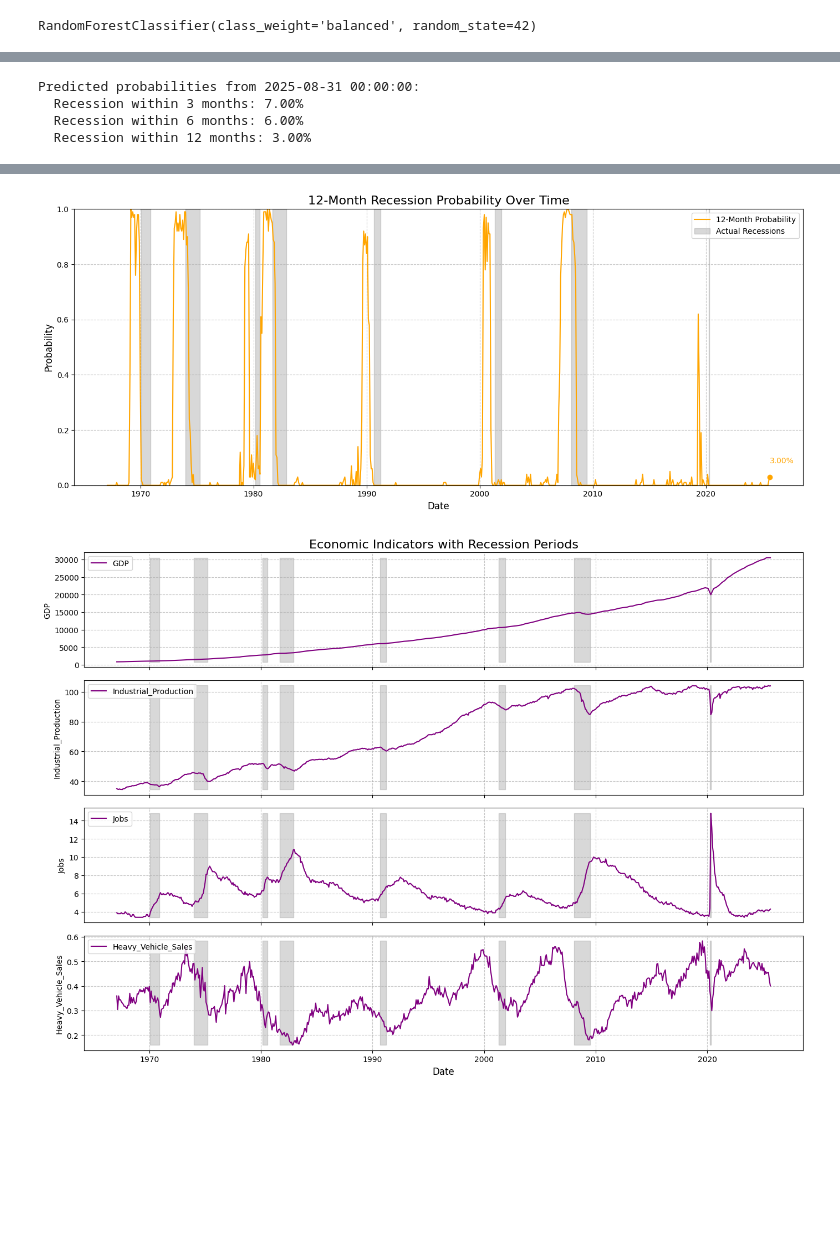
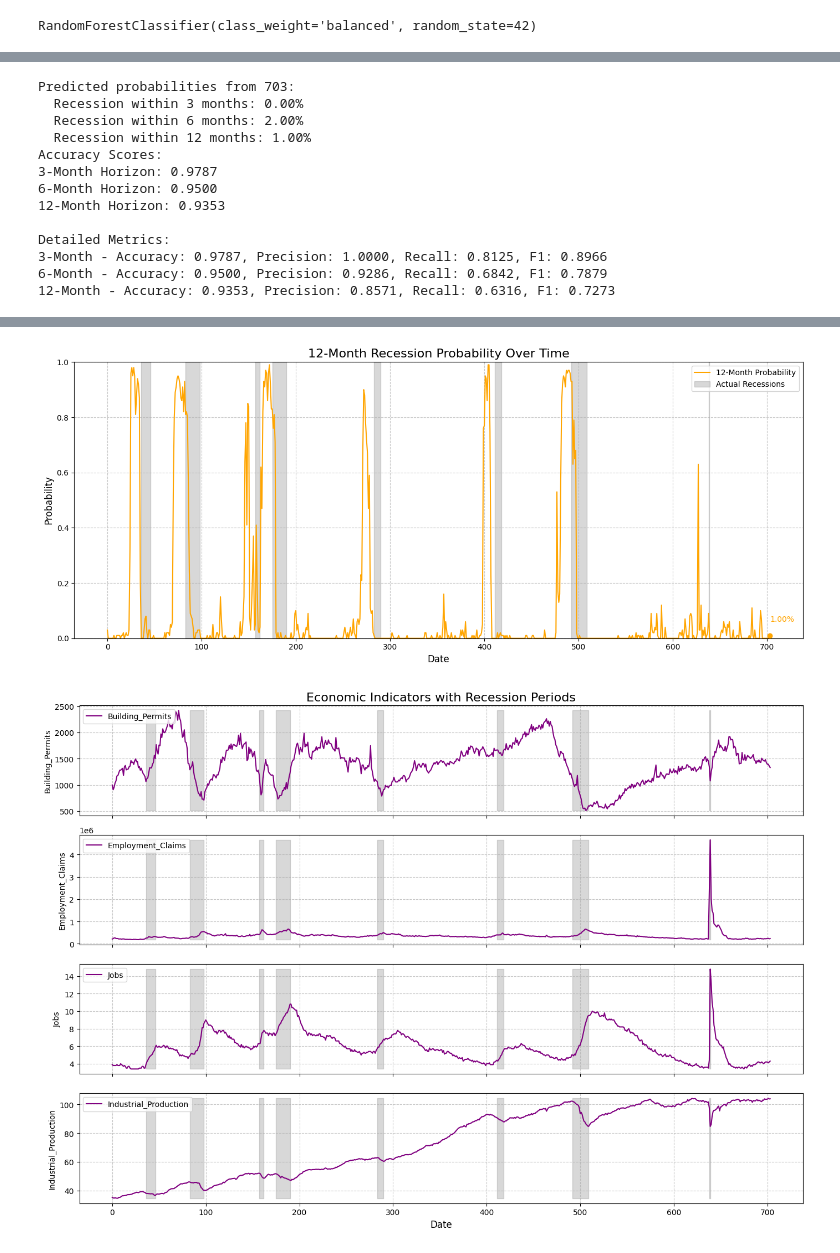
Before and after one commit to josephadean34-bit/Recession-Prob, a Jupyter notebook: Recession Probability.ipynb, the cells around one changed output, grey strips where cells are left out. Cells and saved outputs as stored; diff of their text form; code cells hidden in the pictures; blank space fills up the shorter version.

```diff
--- a/Recession Probability.ipynb
+++ b/Recession Probability.ipynb
@@ -22,6 +23,8 @@ series_ids = {
     'Industrial_Production' : 'INDPRO',
     'Jobs': 'UNRATE',
     'Heavy_Vehicle_Sales': 'HTRUCKSSAAR',
+    'Building_Permits': 'Permit',
+    'Employment_Claims': 'IC4WSA',
     'Recession': 'USREC'
 }
 
@@ -51,7 +54,7 @@ df['GDP_Growth'] = df['GDP_Growth'].ffill()
 #df['Jobs'] = df['Jobs'].diff()
 
 # Trim to where all core series have data
-df = df.dropna(subset=['GDP', 'Industrial_Production', 'Jobs', 'Heavy_Vehicle_Sales', 'Recession'])
+df = df.dropna()
 
 # Add recession targets for different horizons
 df['Recession_Next_3M'] = df['Recession'].shift(-3)
@@ -88,7 +91,7 @@ df_train_6m = df_full.dropna(subset=['Recession_Next_6M'])
 df_train_12m = df_full.dropna(subset=['Recession_Next_12M'])
 
 # Features
-features = ['GDP', 'Industrial_Production', 'Jobs', 'Heavy_Vehicle_Sales']
+features = ['Building_Permits', 'Employment_Claims' , 'Jobs', 'Industrial_Production']
 
 # 3-month horizon
 X_3m = df_train_3m[features]
@@ -167,6 +284,38 @@ print(f"\nPredicted probabilities from {df_full.index[-1]}:")
 print(f"  Recession within 3 months: {latest_prob_3m:.2%}")
 print(f"  Recession within 6 months: {latest_prob_6m:.2%}")
 print(f"  Recession within 12 months: {latest_prob_12m:.2%}")
+
+
+# Get accuracy scores for each horizon
+accuracy_3m = accuracy_score(y_test_3m, model_3m.predict(X_test_scaled_3m))
+accuracy_6m = accuracy_score(y_test_6m, model_6m.predict(X_test_scaled_6m))
+accuracy_12m = accuracy_score(y_test_12m, model_12m.predict(X_test_scaled_12m))
+
+print("Accuracy Scores:")
+print(f"3-Month Horizon: {accuracy_3m:.4f}")
+print(f"6-Month Horizon: {accuracy_6m:.4f}")
+print(f"12-Month Horizon: {accuracy_12m:.4f}")
+
+
+# Additional metrics
+precision_3m = precision_score(y_test_3m, model_3m.predict(X_test_scaled_3m), zero_division=0)
+recall_3m = recall_score(y_test_3m, model_3m.predict(X_test_scaled_3m), zero_division=0)
+f1_3m = f1_score(y_test_3m, model_3m.predict(X_test_scaled_3m), zero_division=0)
+
+precision_6m = precision_score(y_test_6m, model_6m.predict(X_test_scaled_6m), zero_division=0)
+recall_6m = recall_score(y_test_6m, model_6m.predict(X_test_scaled_6m), zero_division=0)
+f1_6m = f1_score(y_test_6m, model_6m.predict(X_test_scaled_6m), zero_division=0)
+
+precision_12m = precision_score(y_test_12m, model_12m.predict(X_test_scaled_12m), zero_division=0)
+recall_12m = recall_score(y_test_12m, model_12m.predict(X_test_scaled_12m), zero_division=0)
+f1_12m = f1_score(y_test_12m, model_12m.predict(X_test_scaled_12m), zero_division=0)
+
+
+print("\nDetailed Metrics:")
+print(f"3-Month - Accuracy: {accuracy_3m:.4f}, Precision: {precision_3m:.4f}, Recall: {recall_3m:.4f}, F1: {f1_3m:.4f}")
+print(f"6-Month - Accuracy: {accuracy_6m:.4f}, Precision: {precision_6m:.4f}, Recall: {recall_6m:.4f}, F1: {f1_6m:.4f}")
+print(f"12-Month - Accuracy: {accuracy_12m:.4f}, Precision: {precision_12m:.4f}, Recall: {recall_12m:.4f}, F1: {f1_12m:.4f}")
+
 
 # Plotting recession probabilities separately for each horizon
 
@@ -230,7 +379,16 @@ axes[-1].set_xlabel('Date', fontsize=12)
 plt.tight_layout()
 plt.show()
 # %% [output]
-Predicted probabilities from 2025-08-31 00:00:00:
-  Recession within 3 months: 7.00%
-  Recession within 6 months: 6.00%
-  Recession within 12 months: 3.00%
+Predicted probabilities from 703:
+  Recession within 3 months: 0.00%
+  Recession within 6 months: 2.00%
+  Recession within 12 months: 1.00%
+Accuracy Scores:
+3-Month Horizon: 0.9787
+6-Month Horizon: 0.9500
+12-Month Horizon: 0.9353
+
+Detailed Metrics:
+3-Month - Accuracy: 0.9787, Precision: 1.0000, Recall: 0.8125, F1: 0.8966
+6-Month - Accuracy: 0.9500, Precision: 0.9286, Recall: 0.6842, F1: 0.7879
+12-Month - Accuracy: 0.9353, Precision: 0.8571, Recall: 0.6316, F1: 0.7273
@@ -239,5 +397,5 @@ Predicted probabilities from 2025-08-31 00:00:00:
-[figure, old version]
+[figure, new version]
-[figure, old version]
+[figure, new version]
 # %%
 # Function to plot feature importance
 def plot_feature_importance(model, features, title, top_n=10):
```
Also changed, not shown: parts of 10 cells of this notebook.
